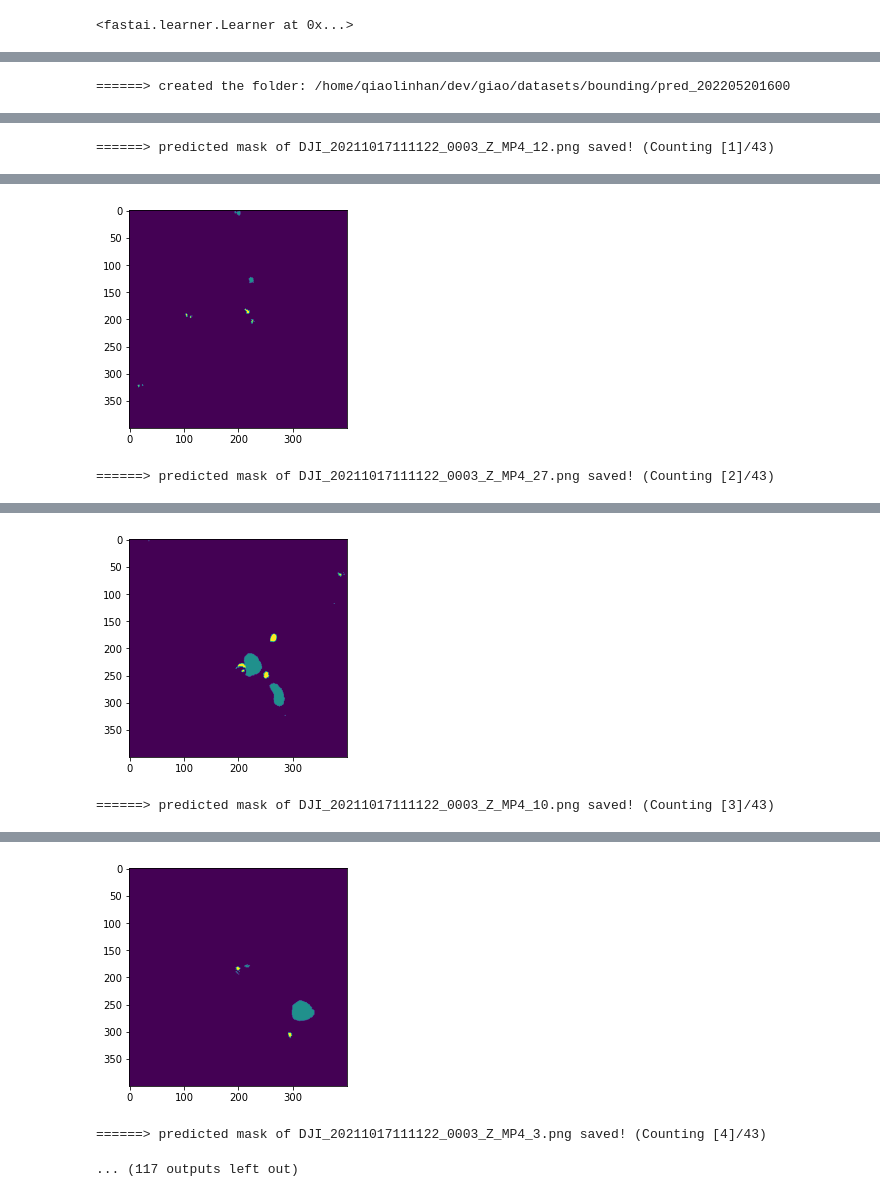
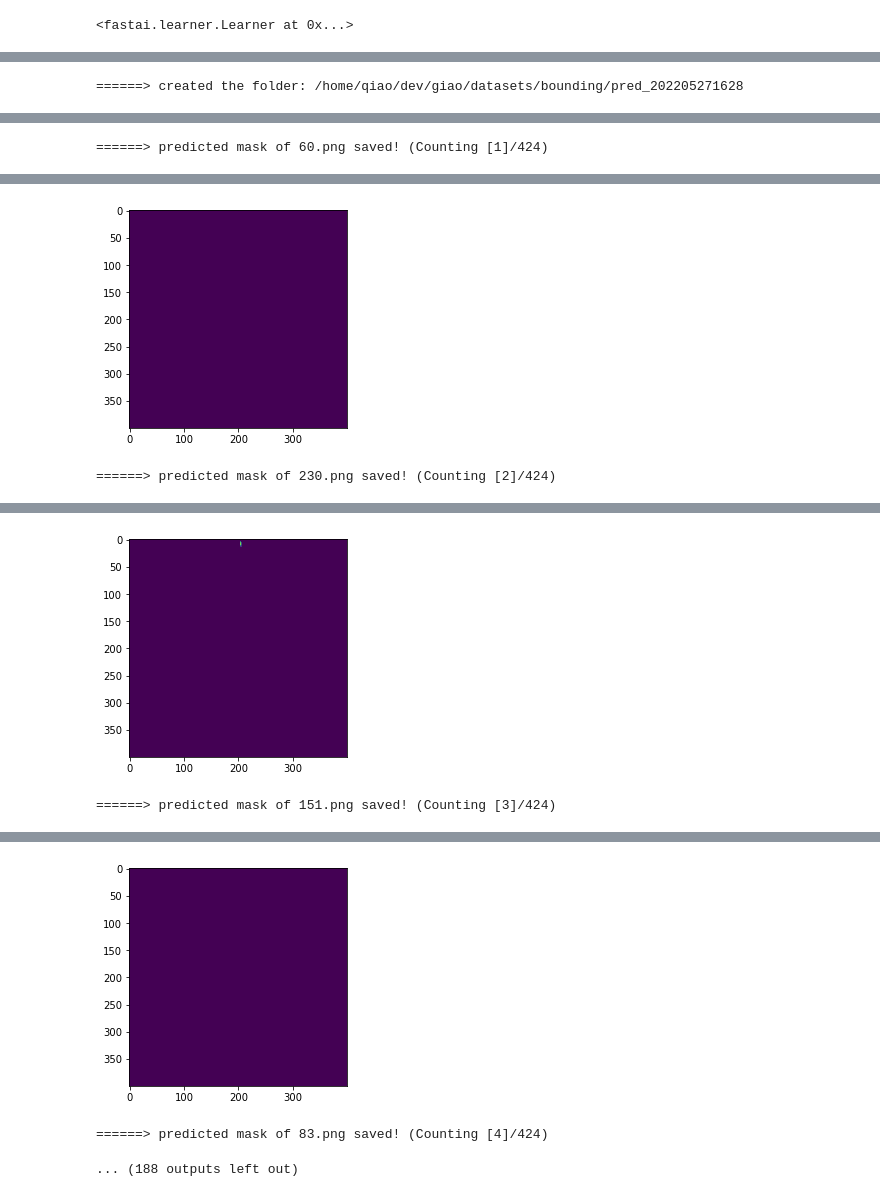
Before and after one commit to qiaolinhan/giao, a Jupyter notebook: havingfun/detecting/segmentation/unet34/attunet_res34.ipynb, the cells around one changed output, grey strips where cells are left out. Drawn from its saved outputs; the diff is of its cells as text; code cells hidden in the pictures.

Commit message:
bounding pass, making videos

```diff
--- a/havingfun/detecting/segmentation/unet34/attunet_res34.ipynb
+++ b/havingfun/detecting/segmentation/unet34/attunet_res34.ipynb
@@ -243,8 +242,8 @@ import pathlib
 
 %matplotlib inline
 # %%
-path = Path('dev/datasets')
-path_img = path/'S_kaggle_wildfire'
+path = Path('/home/qiao/dev/giao/datasets')
+path_img = path/'S_kaggle_wildfire/'
 
-path_label = path/'S_kaggle_wildfire_label'
-codes = ['smoke', 'flame', 'Void']
+path_label = path/'S_kaggle_wildfire_label/'
+codes = ['Smoke', 'Flame', 'Void']
@@ -285,13 +288,13 @@ metrics = acc_smoke
 learn = unet_learner(dls, models.resnet34, metrics = metrics,
                     self_attention=True) # self_attention = False
 # %%
-learn.load('attunet')
+learn.load('/home/qiao/dev/giao/datasets/bounding/params/attunet')
 # learn.load('attunet')
 # %% [output]
 <fastai.learner.Learner at 0x...>
 # %%
 # get the test image folder
-test_path = '/home/qiaolinhan/dev/giao/datasets/bounding/images'
+test_path = '/home/qiao/dev/giao/datasets/m300_grabbed_data_1_17.1/rgb/'
 test_fnames = get_image_files(test_path)
 total_number = len(test_fnames)
 # test whether successfully loaded
@@ -308,11 +311,11 @@ print(f'======> The time: {date_time}')
 # %%
 # build the folder to store predicted masks
-test_pred_path = pathlib.Path(f"/home/qiaolinhan/dev/giao/datasets/bounding/pred_{date_time}" )
+test_pred_path = pathlib.Path(f"/home/qiao/dev/giao/datasets/bounding/pred_{date_time}" )
 test_pred_path.mkdir(parents=True, exist_ok=True)
 
 print(f'======> created the folder: {test_pred_path}')
 # %% [output]
-======> created the folder: /home/qiaolinhan/dev/giao/datasets/bounding/pred_202205201600
+======> created the folder: /home/qiao/dev/giao/datasets/bounding/pred_202205271628
 # %%
 # process the images one by one with a 'for loop'
 from tqdm import tqdm
@@ -330,7 +333,7 @@ for test_fname in test_fnames:
     plt.show()
 
     # convert
-    test_pred_int64 = test_pred_torch.numpy() * 255 # torch.int64 --> np.int64
+    test_pred_int64 = test_pred_torch.numpy() * 255/2 # torch.int64 --> np.int64
     test_pred_float64 = np.asarray(test_pred_int64, dtype = np.float64, order ='C') # np.int64 --> np.float64
     test_pred_pil = Image.fromarray(test_pred_float64).resize((960, 770)).convert('RGB')
 #     test_pred_pil.show()
@@ -351,14 +354,14 @@ print('\n======> Mission accomplished!!!')
-======> predicted mask of DJI_20211017111122_0003_Z_MP4_12.png saved! (Counting [1]/43)
+======> predicted mask of 60.png saved! (Counting [1]/424)
 [interactive output not drawn]
-[figure, old version]
+[figure, new version]
-======> predicted mask of DJI_20211017111122_0003_Z_MP4_27.png saved! (Counting [2]/43)
+======> predicted mask of 230.png saved! (Counting [2]/424)
 [interactive output not drawn]
-[figure, old version]
+[figure, new version]
-======> predicted mask of DJI_20211017111122_0003_Z_MP4_10.png saved! (Counting [3]/43)
+======> predicted mask of 151.png saved! (Counting [3]/424)
 [interactive output not drawn]
-[figure, old version]
+[figure, new version]
-======> predicted mask of DJI_20211017111122_0003_Z_MP4_3.png saved! (Counting [4]/43)
+======> predicted mask of 83.png saved! (Counting [4]/424)
-... (117 outputs left out)
+... (188 outputs left out)
 # %%
 # process the images in smaller size
 # get the testing time
```
Also changed, not shown: parts of 8 cells of this notebook, 2 other files.
